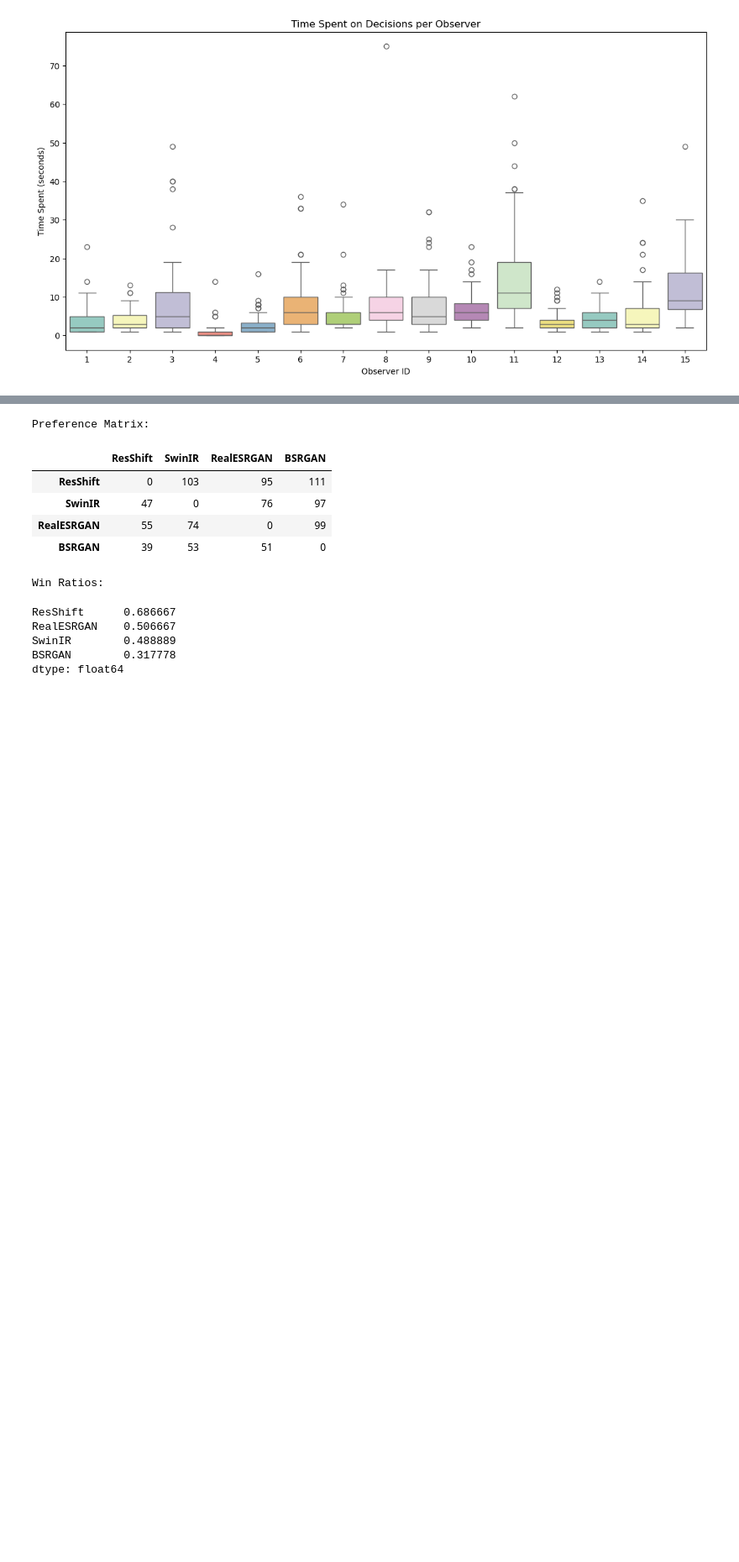
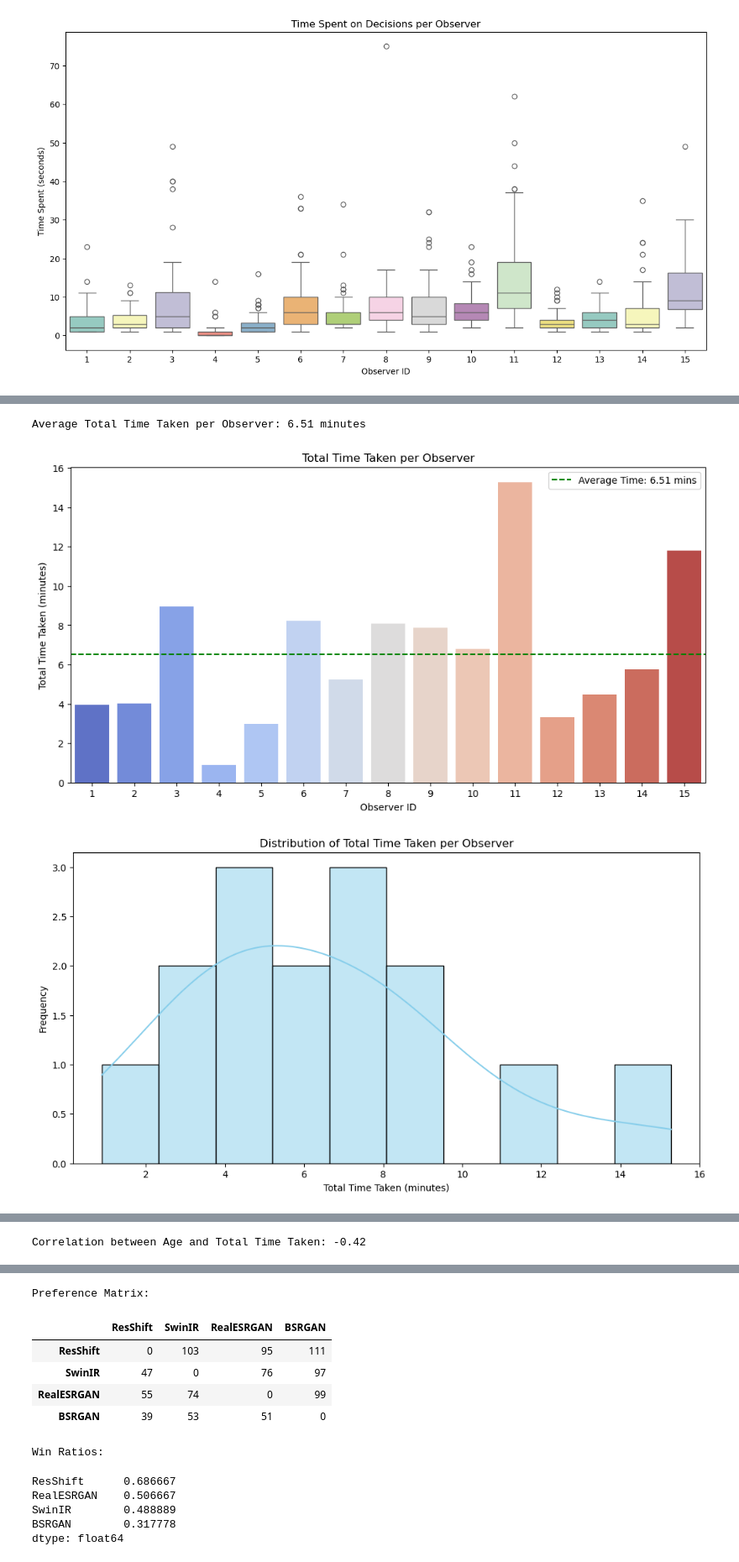
Before and after one commit to hamzafer/super-resolution-color, a Jupyter notebook: visualize_onsite_exp.ipynb, the cells around one changed output, grey strips where cells are left out. Shown: that part at 84% size. Cells and saved outputs as stored; diff of their text form; code cells hidden in the pictures; blank space fills up the shorter version.

```diff
--- a/visualize_onsite_exp.ipynb
+++ b/visualize_onsite_exp.ipynb
@@ -333,3 +333,13 @@ max       75.000000
 Name: TimeSpent, dtype: float64
 [figure]
 [figure]
+# %%
+# Calculate total time taken per session in minutes
+total_time_per_session = data_df.groupby('SessionID')['TimeSpent'].sum().reset_index()
+total_time_per_session['TotalTimeMinutes'] = total_time_per_session['TimeSpent'] / 60
+
+# Merge the total time back to the main DataFrame
+data_df = data_df.merge(total_time_per_session[['SessionID', 'TotalTimeMinutes']], on='SessionID', how='left')
+
+# Verify the new column
+display(data_df.head())
@@ -335,0 +354,62 @@ Name: TimeSpent, dtype: float64
+# %%
+# ---- Calculate Average Total Time ----
+
+# Calculate average total time across all sessions
+average_total_time = total_time_per_session['TotalTimeMinutes'].mean()
+print(f"Average Total Time Taken per Observer: {average_total_time:.2f} minutes")
+
+# ---- Visualization: Total Time Taken per Observer (Barplot) ----
+
+plt.figure(figsize=(12,6))
+sns.barplot(x='SessionID', y='TotalTimeMinutes', data=total_time_per_session, palette='coolwarm')
+plt.title('Total Time Taken per Observer')
+plt.xlabel('Observer ID')
+plt.ylabel('Total Time Taken (minutes)')
+plt.axhline(average_total_time, color='green', linestyle='--', label=f'Average Time: {average_total_time:.2f} mins')
+plt.legend()
+plt.show()
+
+# ---- Visualization: Histogram of Total Time Taken ----
+
+plt.figure(figsize=(12,6))
+sns.histplot(total_time_per_session['TotalTimeMinutes'], bins=10, kde=True, color='skyblue')
+plt.title('Distribution of Total Time Taken per Observer')
+plt.xlabel('Total Time Taken (minutes)')
+plt.ylabel('Frequency')
+plt.show()
+
+# ---- Visualization: Boxplot of Total Time Taken ----
+
+plt.figure(figsize=(10,6))
+sns.boxplot(x='TotalTimeMinutes', data=total_time_per_session, palette='Set2')
+plt.title('Boxplot of Total Time Taken per Observer')
+plt.xlabel('Total Time Taken (minutes)')
+plt.show()
+
+# ---- Scatter Plot: Total Time Taken vs. Age ----
+
+plt.figure(figsize=(10,6))
+sns.scatterplot(x='Age', y='TotalTimeMinutes', hue='SelectedModel', data=data_df, palette='viridis')
+plt.title('Total Time Taken vs. Age')
+plt.xlabel('Age')
+plt.ylabel('Total Time Taken (minutes)')
+plt.legend(title='Model')
+plt.show()
+
+# ---- Correlation Between Age and Total Time Taken ----
+
+# Calculate correlation
+correlation = data_df[['Age', 'TotalTimeMinutes']].corr().iloc[0,1]
+print(f"Correlation between Age and Total Time Taken: {correlation:.2f}")
+
+# Visualize correlation with regression line
+plt.figure(figsize=(10,6))
+sns.regplot(x='Age', y='TotalTimeMinutes', data=data_df, scatter_kws={'alpha':0.5}, line_kws={'color':'red'})
+plt.title('Correlation Between Age and Total Time Taken')
+plt.xlabel('Age')
+plt.ylabel('Total Time Taken (minutes)')
+plt.show()
+# %% [output]
+Average Total Time Taken per Observer: 6.51 minutes
+[figure, added]
+[figure, added]
@@ -335,0 +418 @@ Name: TimeSpent, dtype: float64
+Correlation between Age and Total Time Taken: -0.42
```
Also changed, not shown: parts of 17 cells of this notebook, 2 other files.
